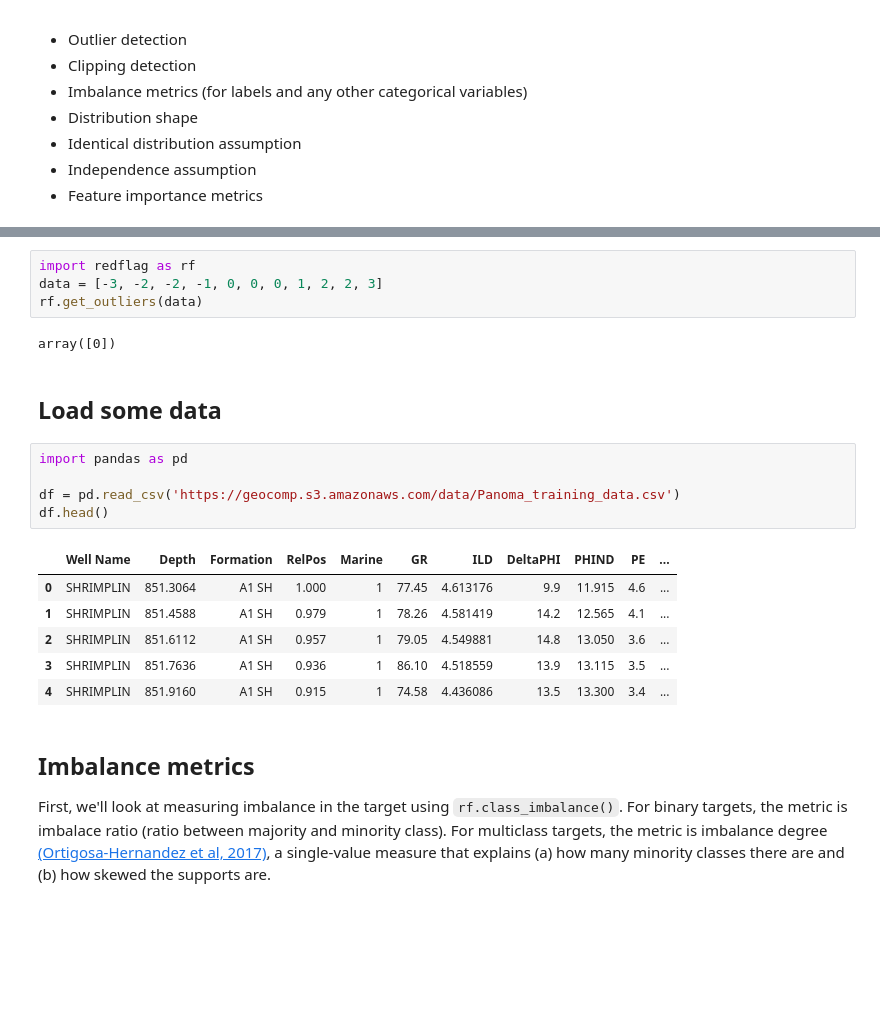
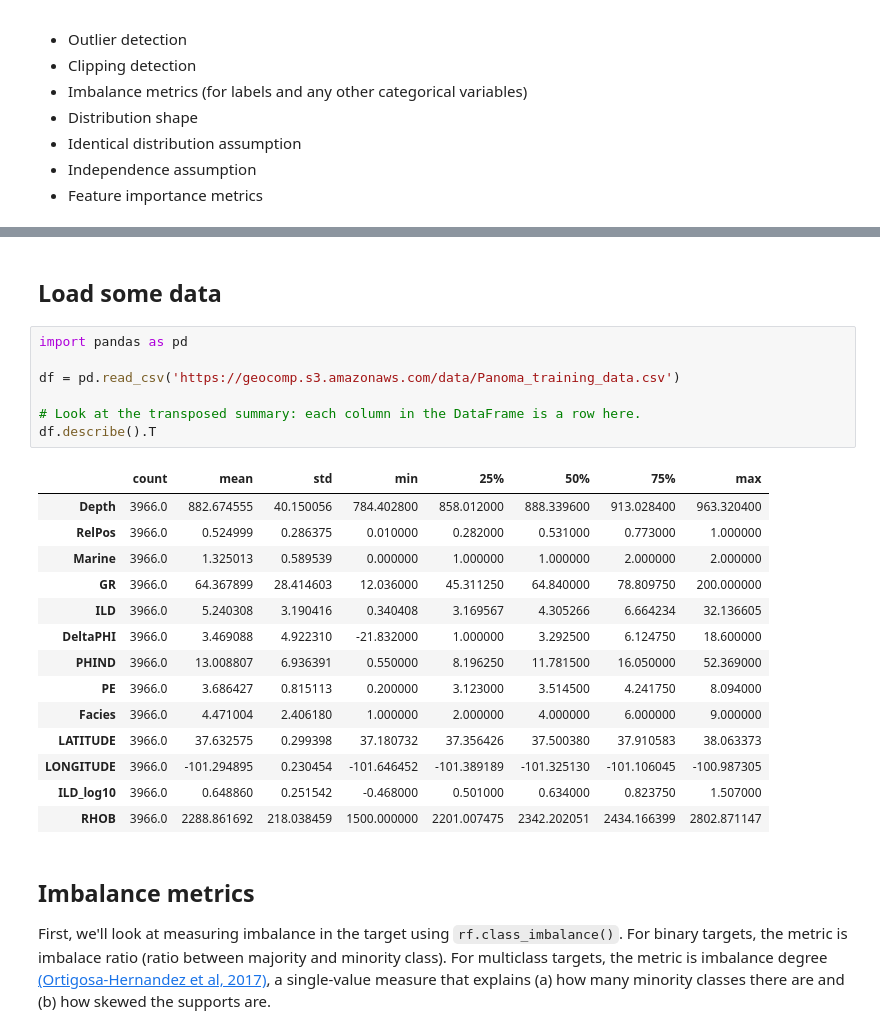
Before and after one commit to scienxlab/redflag, a Jupyter notebook: docs/notebooks/Basic_usage.ipynb, the cells around one changed output, grey strips where cells are left out. Saved outputs shown, nothing was run; the diff lists cells and outputs as text; blank space fills up the shorter version.

```diff
--- a/docs/notebooks/Basic_usage.ipynb
+++ b/docs/notebooks/Basic_usage.ipynb
@@ -19,23 +19,27 @@ rf.__version__
-# %%
-import redflag as rf
-data = [-3, -2, -2, -1, 0, 0, 0, 1, 2, 2, 3]
-rf.get_outliers(data)
-# %% [output]
-array([0])
 # %% [markdown]
 ## Load some data
 # %%
 import pandas as pd
 
 df = pd.read_csv('https://geocomp.s3.amazonaws.com/data/Panoma_training_data.csv')
-df.head()
+
+# Look at the transposed summary: each column in the DataFrame is a row here.
+df.describe().T
 # %% [output]
-|  | Well Name | Depth | Formation | RelPos | Marine | GR | ILD | DeltaPHI | PHIND | PE | ... |
-| 0 | SHRIMPLIN | 851.3064 | A1 SH | 1.000 | 1 | 77.45 | 4.613176 | 9.9 | 11.915 | 4.6 | ... |
-| 1 | SHRIMPLIN | 851.4588 | A1 SH | 0.979 | 1 | 78.26 | 4.581419 | 14.2 | 12.565 | 4.1 | ... |
-| 2 | SHRIMPLIN | 851.6112 | A1 SH | 0.957 | 1 | 79.05 | 4.549881 | 14.8 | 13.050 | 3.6 | ... |
-| 3 | SHRIMPLIN | 851.7636 | A1 SH | 0.936 | 1 | 86.10 | 4.518559 | 13.9 | 13.115 | 3.5 | ... |
-| 4 | SHRIMPLIN | 851.9160 | A1 SH | 0.915 | 1 | 74.58 | 4.436086 | 13.5 | 13.300 | 3.4 | ... |
+|  | count | mean | std | min | 25% | 50% | 75% | max |
+| Depth | 3966.0 | 882.674555 | 40.150056 | 784.402800 | 858.012000 | 888.339600 | 913.028400 | 963.320400 |
+| RelPos | 3966.0 | 0.524999 | 0.286375 | 0.010000 | 0.282000 | 0.531000 | 0.773000 | 1.000000 |
+| Marine | 3966.0 | 1.325013 | 0.589539 | 0.000000 | 1.000000 | 1.000000 | 2.000000 | 2.000000 |
+| GR | 3966.0 | 64.367899 | 28.414603 | 12.036000 | 45.311250 | 64.840000 | 78.809750 | 200.000000 |
+| ILD | 3966.0 | 5.240308 | 3.190416 | 0.340408 | 3.169567 | 4.305266 | 6.664234 | 32.136605 |
+| DeltaPHI | 3966.0 | 3.469088 | 4.922310 | -21.832000 | 1.000000 | 3.292500 | 6.124750 | 18.600000 |
+| PHIND | 3966.0 | 13.008807 | 6.936391 | 0.550000 | 8.196250 | 11.781500 | 16.050000 | 52.369000 |
+| PE | 3966.0 | 3.686427 | 0.815113 | 0.200000 | 3.123000 | 3.514500 | 4.241750 | 8.094000 |
+| Facies | 3966.0 | 4.471004 | 2.406180 | 1.000000 | 2.000000 | 4.000000 | 6.000000 | 9.000000 |
+| LATITUDE | 3966.0 | 37.632575 | 0.299398 | 37.180732 | 37.356426 | 37.500380 | 37.910583 | 38.063373 |
+| LONGITUDE | 3966.0 | -101.294895 | 0.230454 | -101.646452 | -101.389189 | -101.325130 | -101.106045 | -100.987305 |
+| ILD_log10 | 3966.0 | 0.648860 | 0.251542 | -0.468000 | 0.501000 | 0.634000 | 0.823750 | 1.507000 |
+| RHOB | 3966.0 | 2288.861692 | 218.038459 | 1500.000000 | 2201.007475 | 2342.202051 | 2434.166399 | 2802.871147 |
 # %% [markdown]
 ## Imbalance metrics
 
```
Also changed, not shown: parts of 8 cells of this notebook, 3 other files.
